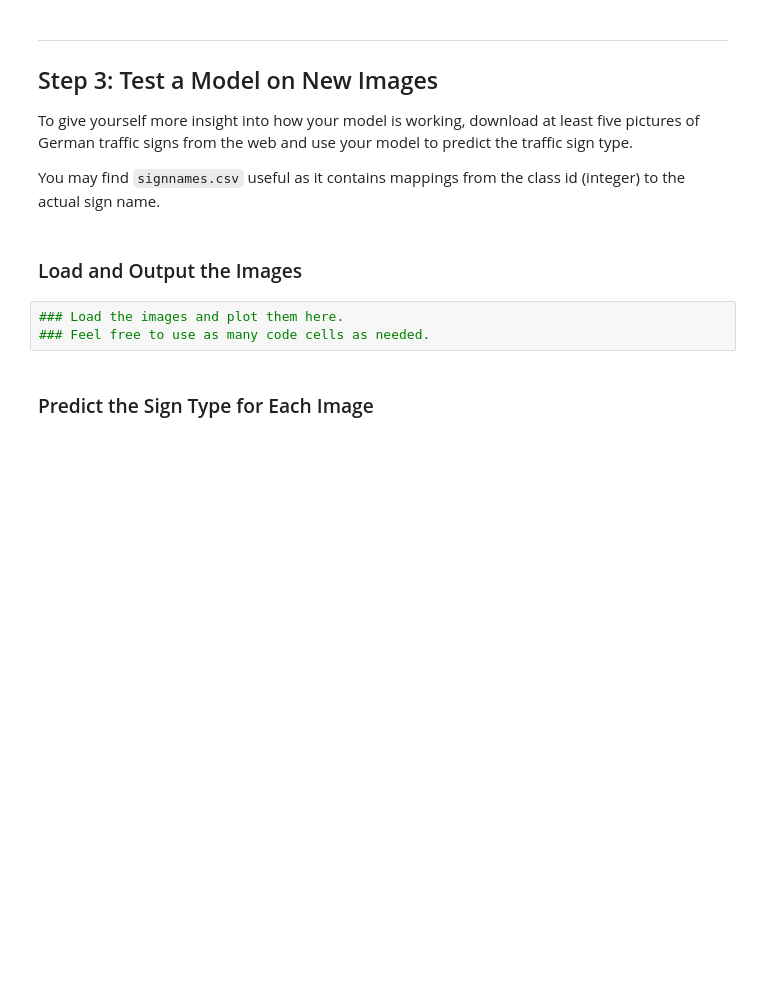
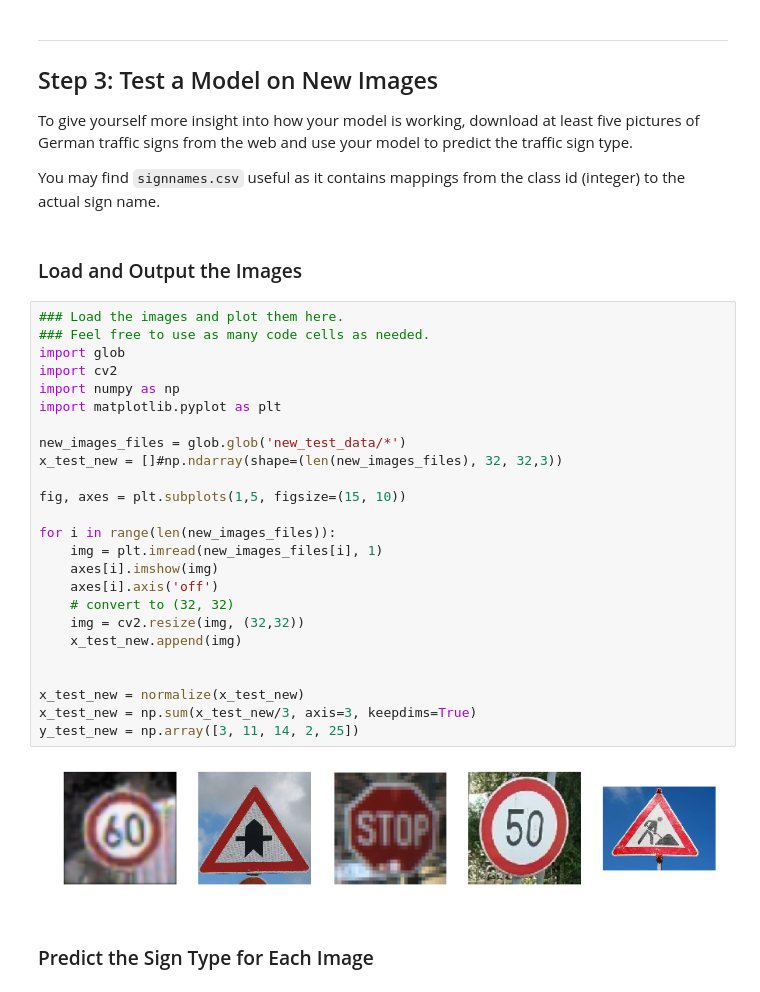
Before and after one commit to PR4S4D/traffic-sign-classifier, a Jupyter notebook: Traffic_Sign_Classifier.ipynb, the cells around one changed output. Cells and saved outputs as stored; diff of their text form; blank space fills up the shorter version.

```diff
--- a/Traffic_Sign_Classifier.ipynb
+++ b/Traffic_Sign_Classifier.ipynb
@@ -353,9 +368,33 @@ To give yourself more insight into how your model is working, download at least
 You may find `signnames.csv` useful as it contains mappings from the class id (integer) to the actual sign name.
 # %% [markdown]
 ### Load and Output the Images
-# %%
-### Load the images and plot them here.
-### Feel free to use as many code cells as needed.
+# %%
+### Load the images and plot them here.
+### Feel free to use as many code cells as needed.
+import glob
+import cv2
+import numpy as np
+import matplotlib.pyplot as plt
+
+new_images_files = glob.glob('new_test_data/*')
+x_test_new = []#np.ndarray(shape=(len(new_images_files), 32, 32,3))
+
+fig, axes = plt.subplots(1,5, figsize=(15, 10))
+
+for i in range(len(new_images_files)):
+    img = plt.imread(new_images_files[i], 1)
+    axes[i].imshow(img)
+    axes[i].axis('off')
+    # convert to (32, 32)
+    img = cv2.resize(img, (32,32))
+    x_test_new.append(img)
+
+
+x_test_new = normalize(x_test_new)
+x_test_new = np.sum(x_test_new/3, axis=3, keepdims=True)
+y_test_new = np.array([3, 11, 14, 2, 25])
+# %% [output]
+[figure, added]
 # %% [markdown]
 ### Predict the Sign Type for Each Image
 # %%
```
Also changed, not shown: parts of 12 cells of this notebook, 7 other files.
